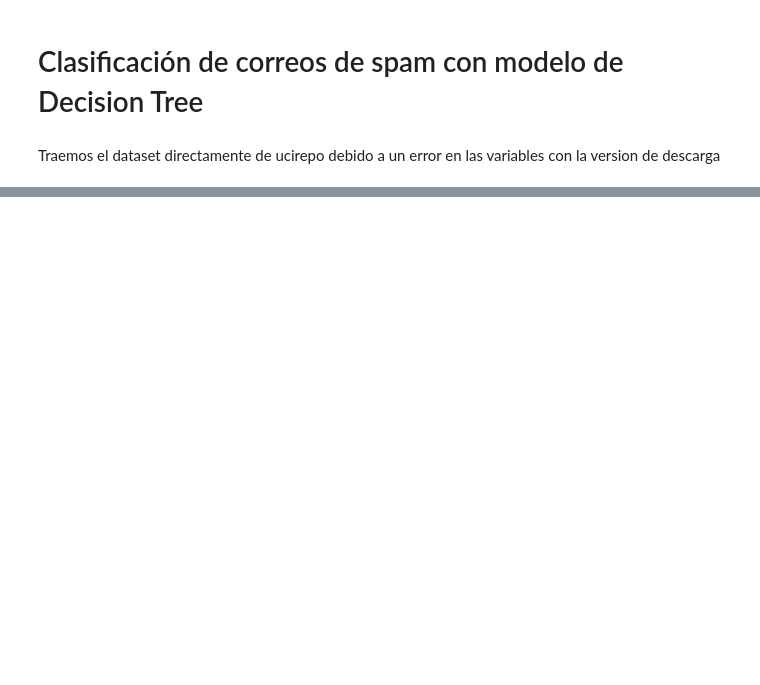
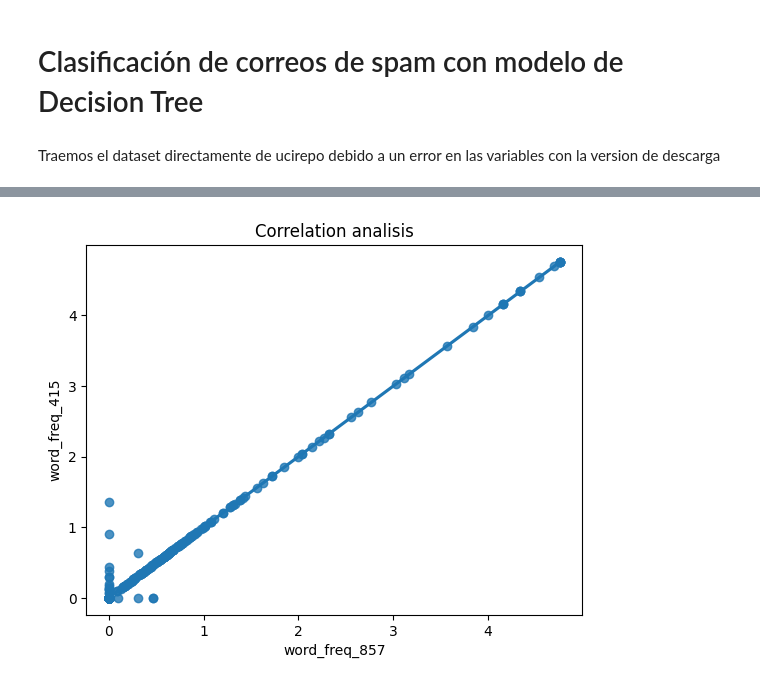
Before and after one commit to Myself2903/Spam-classification-problem, a Jupyter notebook: main.ipynb, the cells around one changed output, grey strips where cells are left out. Cells and saved outputs as stored; diff of their text form; code cells hidden in the pictures; blank space fills up the shorter version.

```diff
--- a/main.ipynb
+++ b/main.ipynb
@@ -101,0 +93,7 @@ word_freq_direct: 0.3498779548771617
+# %%
+#observando relaciones entre los datos
+plt.title('Correlation analisis')
+sns.regplot(y='word_freq_415', x='word_freq_857', data=data);
+plt.show()
+# %% [output]
+[figure, added]
```
Also changed, not shown: parts of 10 cells of this notebook, 1 other file.
